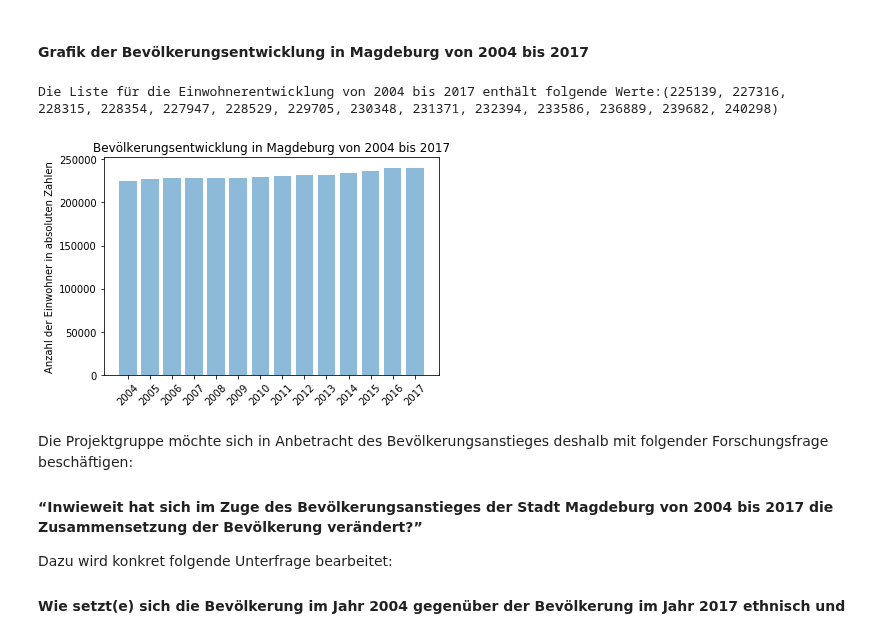
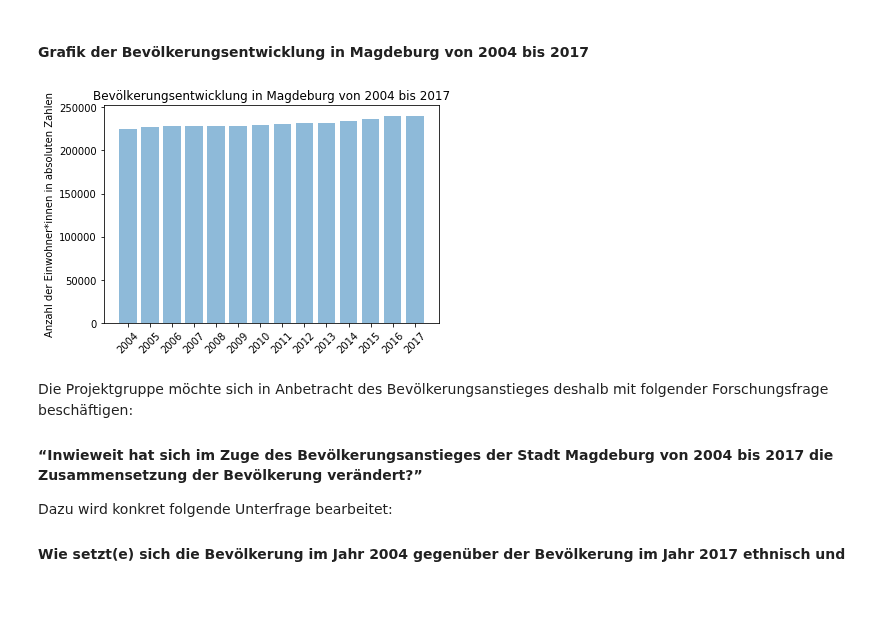
Before and after one commit to tschroeder10961/datascience-urban-segregation, a Jupyter notebook: GruppeA/Gruppe A Jupyter.ipynb, the cells around one changed output. Drawn from its saved outputs; the diff is of its cells as text; code cells hidden in the pictures; blank space fills up the shorter version.

Commit message:
Datensatz 007 angepasst

```diff
--- a/GruppeA/Gruppe A Jupyter.ipynb
+++ b/GruppeA/Gruppe A Jupyter.ipynb
@@ -32,42 +32,40 @@ import pandas as pd
 import numpy as np
 
 #Einlesen des Forschungsdatensatzes der Version 007
-magdeb007 = pd.read_csv("MagdeburgBereinigterDatensatzVers_demo_007.csv", sep = ";", decimal=",")
+magdeb007 = pd.read_csv("MagdeburgBereinigterDatensatzVers007.csv", sep = ";", decimal=",")
 
 #Importieren des Python-Pakets matplot.lib
 import matplotlib.pyplot as plt
 
 #Liste/Dictionary erstellen für die Einwohnerentwicklung von 2004 bis 2017
 einwohner04bis17 = (sum(magdeb007['EW_2004']),
                     sum(magdeb007['EW_2005']),
                     sum(magdeb007['EW_2006']),
                     sum(magdeb007['EW_2007']),
                     sum(magdeb007['EW_2008']),
                     sum(magdeb007['EW_2009']),
                     sum(magdeb007['EW_2010']),
                     sum(magdeb007['EW_2011']),
                     sum(magdeb007['EW_2012']),
                     sum(magdeb007['EW_2013']),
                     sum(magdeb007['EW_2014']),
                     sum(magdeb007['EW_2015']),
                     sum(magdeb007['EW_2016']),
                     sum(magdeb007['EW_2017']))
-print('Die Liste für die Einwohnerentwicklung von 2004 bis 2017 enthält folgende Werte:' + str(einwohner04bis17))
 
 
 jahre = ('2004', '2005', '2006', '2007', '2008', '2009','2010','2011','2012','2013','2014','2015','2016','2017')
 y_pos = np.arange(len(jahre))
 
 
 plt.bar(y_pos, einwohner04bis17, align='center', alpha=0.5)
 plt.xticks(y_pos, jahre, rotation=45)
-plt.ylabel('Anzahl der Einwohner in absoluten Zahlen')
+plt.ylabel('Anzahl der Einwohner*innen in absoluten Zahlen')
 plt.title('Bevölkerungsentwicklung in Magdeburg von 2004 bis 2017')
 
 plt.show()
 # %% [output]
-Die Liste für die Einwohnerentwicklung von 2004 bis 2017 enthält folgende Werte:(225139, 227316, 228315, 228354, 227947, 228529, 229705, 230348, 231371, 232394, 233586, 236889, 239682, 240298)
-[figure, old version]
+[figure, new version]
 # %% [markdown]
 Die Projektgruppe möchte sich in Anbetracht des Bevölkerungsanstieges deshalb mit folgender Forschungsfrage beschäftigen:
 
```
Also changed, not shown: parts of 8 cells of this notebook.
